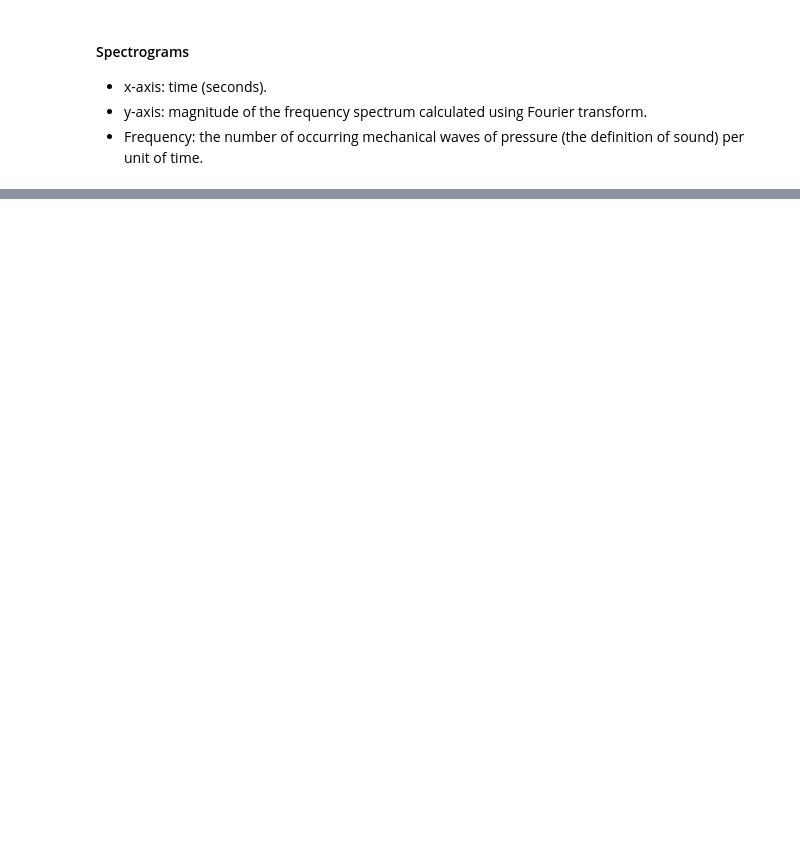
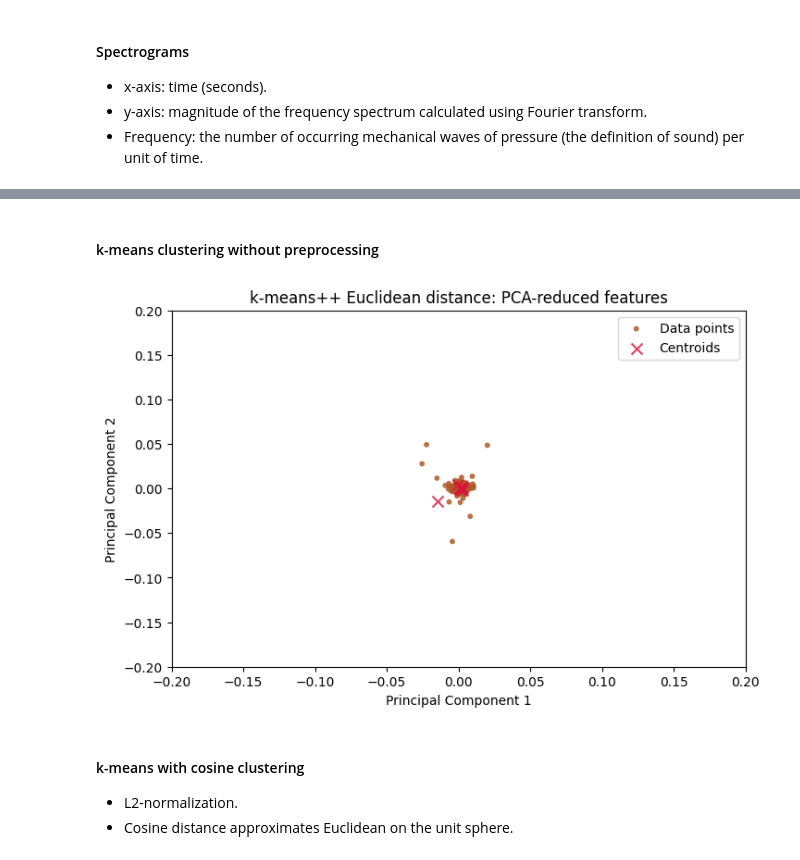
Before and after one commit to ChristerKoldLindholm/bsc-christerkl, a Jupyter notebook: data_exploration.ipynb, the cells around one changed output, grey strips where cells are left out. Drawn from its saved outputs; the diff is of its cells as text; code cells hidden in the pictures; blank space fills up the shorter version.

Commit message:
tensors_to_X builds a matrix used in clustering algorithms. k-means++ with l1 cosine distances. t-SNE clustering. Runtime data.

```diff
--- a/data_exploration.ipynb
+++ b/data_exploration.ipynb
@@ -230,0 +311,12 @@ plt.show()
+# %%
+seed = 104 # Constant random seed for clustering initialization.
+k = 8
+b = 256 * multiprocessing.cpu_count() # Batch size for 12 logical cores.
+batch_kmeans = MiniBatchKMeans(
+    n_clusters=k,
+    init="k-means++",
+    n_init=10,
+    batch_size=b,
+    max_iter=100,
+    random_state=seed
+)
@@ -230,0 +392,39 @@ plt.show()
+# %%
+X, ids = tensor_to_reduced_x(loader, max_pts=5000, skip_secs=2, dtype=torch.float32)
+# %% [markdown]
+#### k-means clustering without preprocessing
+# %%
+# X_l1 = normalize(X, norm="l1", axis=1)
+batch_kmeans.fit(X)
+kbm_labels = batch_kmeans.labels_
+kbm_centers = batch_kmeans.cluster_centers_
+kbm_inertia = batch_kmeans.inertia_
+kbm_silhs = silhouette_score(X, kbm_labels)
+# %%
+pca_reducer = PCA(n_components=2, random_state=seed)
+Z = pca_reducer.fit_transform(X)
+Z_centers = pca_reducer.transform(kbm_centers)
+# %%
+cmap = mpl.colormaps.get_cmap("Paired")
+
+fig, ax = plt.subplots(figsize=(8, 5))
+
+ax.scatter(Z[:, 0], Z[:, 1], c=kbm_labels, cmap=cmap, s=10, alpha=0.8, label="Data points")
+ax.scatter(Z_centers[:, 0], Z_centers[:, 1], c="crimson", alpha=0.8, s=75, marker="x", label="Centroids")
+# ax.plot(kbm_inertia, marker="o", lw=2, c="mediumseagreen", alpha=0.8, label="Inertia")
+# ax.plot(kbm_silhs, marker="o", lw=2, c="cornflowerblue", alpha=0.8, label="Silhouette score")
+
+ax.set_xlim(-0.2, 0.2)
+ax.set_ylim(-0.2, 0.2)
+ax.set_title("k-means++ Euclidean distance: PCA-reduced features")
+ax.set_xlabel("Principal Component 1")
+ax.set_ylabel("Principal Component 2")
+
+ax.legend()
+plt.show()
+# %% [output]
+[figure, added]
+# %% [markdown]
+#### k-means with cosine clustering
+- L2-normalization.
+- Cosine distance approximates Euclidean on the unit sphere.
```
Also changed, not shown: parts of 23 cells of this notebook, 4 other files.
